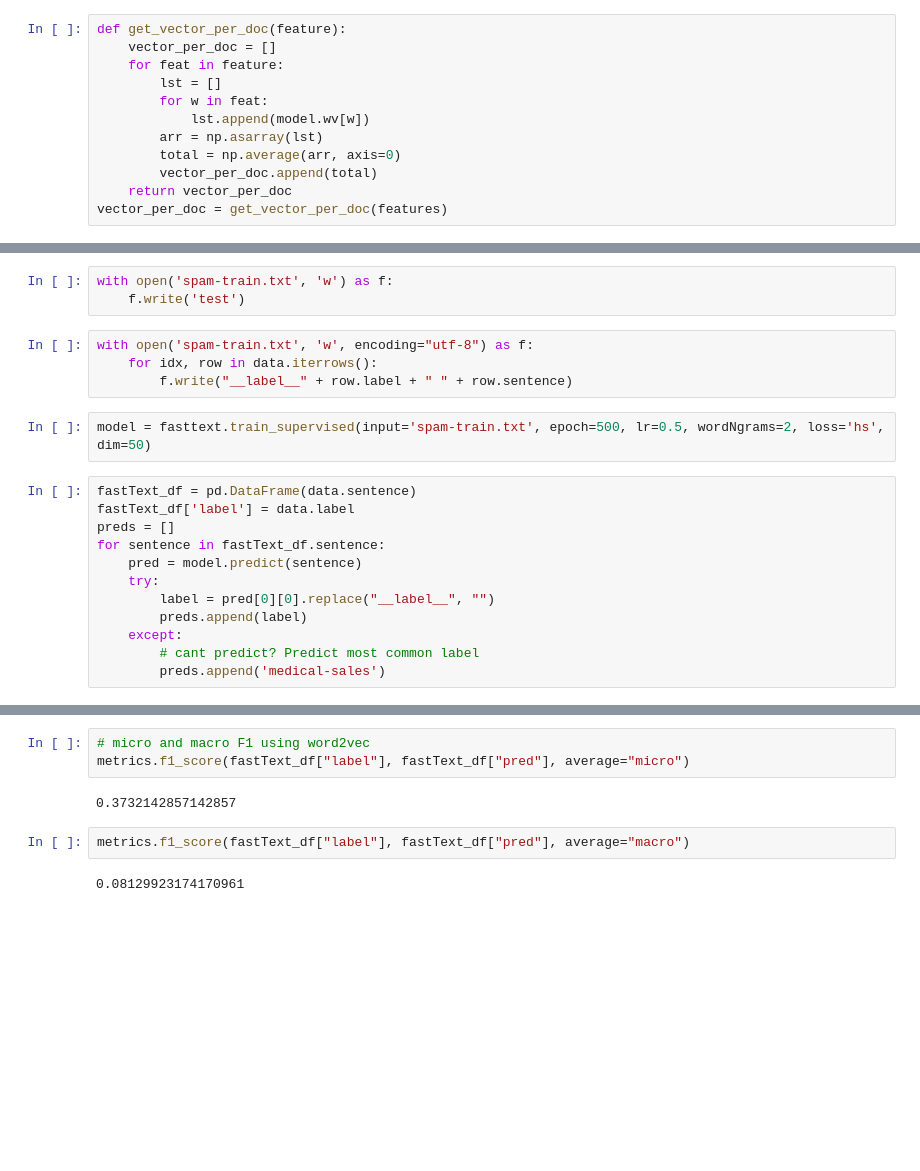
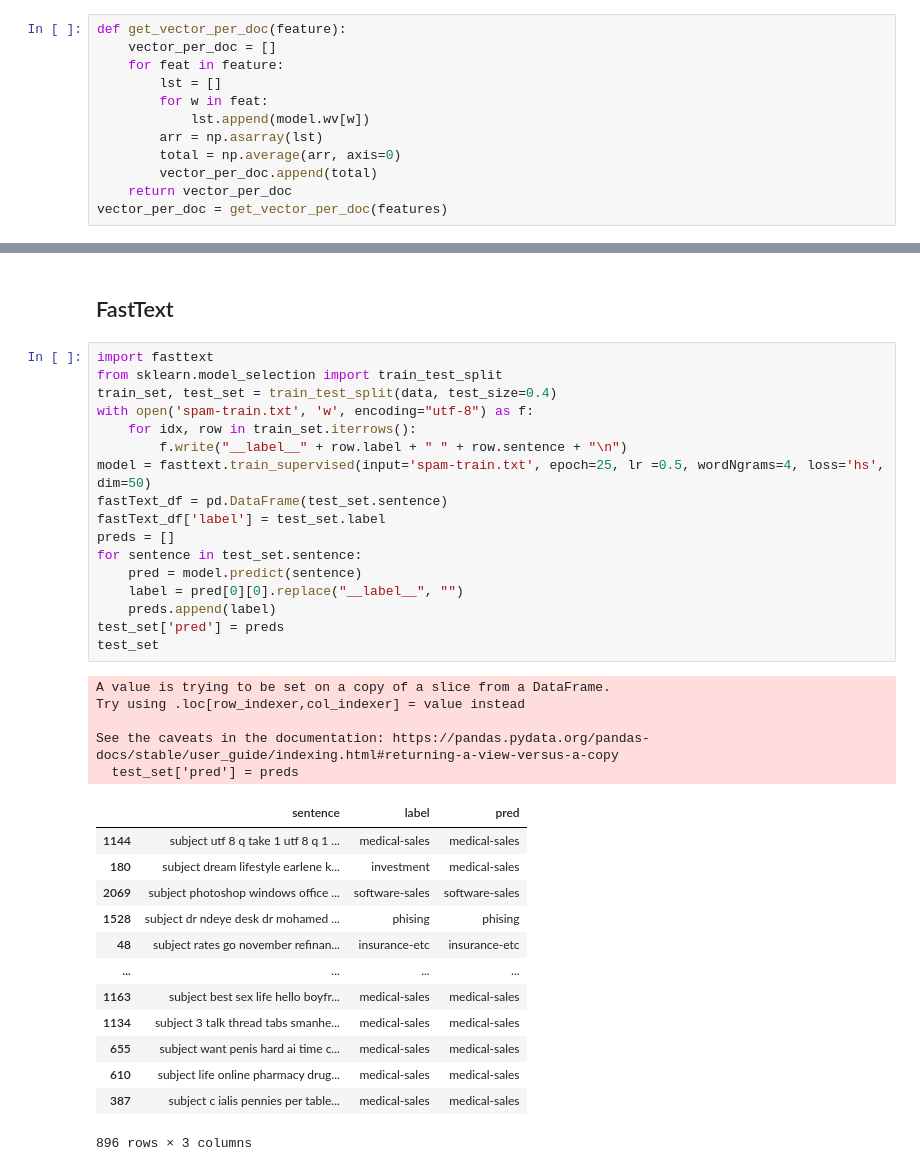
Before and after one commit to zaxiang/Spam_Filter, a Jupyter notebook: baseline-GCopy.ipynb, the cells around one changed output, grey strips where cells are left out. Drawn from its saved outputs; the diff is of its cells as text; blank space fills up the shorter version.

Commit message:
fasttext exploration + directory fixes

```diff
--- a/baseline-GCopy.ipynb
+++ b/baseline-GCopy.ipynb
@@ -376,21 +168,0 @@ import fasttext
-# %%
-with open('spam-train.txt', 'w') as f:
-    f.write('test')
-# %%
-with open('spam-train.txt', 'w', encoding="utf-8") as f:
-    for idx, row in data.iterrows():
-        f.write("__label__" + row.label + " " + row.sentence)
-# %%
-model = fasttext.train_supervised(input='spam-train.txt', epoch=500, lr=0.5, wordNgrams=2, loss='hs', dim=50)
-# %%
-fastText_df = pd.DataFrame(data.sentence)
-fastText_df['label'] = data.label
-preds = []
-for sentence in fastText_df.sentence:
-    pred = model.predict(sentence)
-    try:
-        label = pred[0][0].replace("__label__", "")
-        preds.append(label)
-    except:
-        # cant predict? Predict most common label
-        preds.append('medical-sales')
@@ -414,9 +169,38 @@ fastText_df
-# %%
-# micro and macro F1 using word2vec
-metrics.f1_score(fastText_df["label"], fastText_df["pred"], average="micro")
-# %% [output]
-0.3732142857142857
-# %%
-metrics.f1_score(fastText_df["label"], fastText_df["pred"], average="macro")
-# %% [output]
-0.08129923174170961
+# %% [markdown]
+## FastText
+# %%
+import fasttext
+from sklearn.model_selection import train_test_split
+train_set, test_set = train_test_split(data, test_size=0.4)
+with open('spam-train.txt', 'w', encoding="utf-8") as f:
+    for idx, row in train_set.iterrows():
+        f.write("__label__" + row.label + " " + row.sentence + "\n")
+model = fasttext.train_supervised(input='spam-train.txt', epoch=25, lr =0.5, wordNgrams=4, loss='hs', dim=50)
+fastText_df = pd.DataFrame(test_set.sentence)
+fastText_df['label'] = test_set.label
+preds = []
+for sentence in test_set.sentence:
+    pred = model.predict(sentence)
+    label = pred[0][0].replace("__label__", "")
+    preds.append(label)
+test_set['pred'] = preds
+test_set
+# %% [output]
+A value is trying to be set on a copy of a slice from a DataFrame.
+Try using .loc[row_indexer,col_indexer] = value instead
+
+See the caveats in the documentation: https://pandas.pydata.org/pandas-docs/stable/user_guide/indexing.html#returning-a-view-versus-a-copy
+  test_set['pred'] = preds
+|  | sentence | label | pred |
+| 1144 | subject utf 8 q take 1 utf 8 q 1 ... | medical-sales | medical-sales |
+| 180 | subject dream lifestyle earlene k... | investment | medical-sales |
+| 2069 | subject photoshop windows office ... | software-sales | software-sales |
+| 1528 | subject dr ndeye desk dr mohamed ... | phising | phising |
+| 48 | subject rates go november refinan... | insurance-etc | insurance-etc |
+| ... | ... | ... | ... |
+| 1163 | subject best sex life hello boyfr... | medical-sales | medical-sales |
+| 1134 | subject 3 talk thread tabs smanhe... | medical-sales | medical-sales |
+| 655 | subject want penis hard ai time c... | medical-sales | medical-sales |
+| 610 | subject life online pharmacy drug... | medical-sales | medical-sales |
+| 387 | subject c ialis pennies per table... | medical-sales | medical-sales |
+896 rows × 3 columns
```
Also changed, not shown: parts of 47 cells of this notebook, 2 other files.
